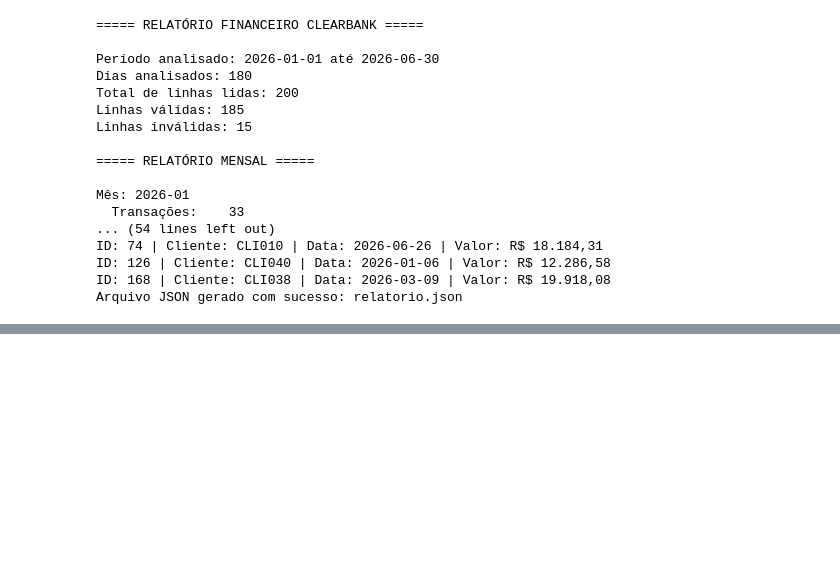
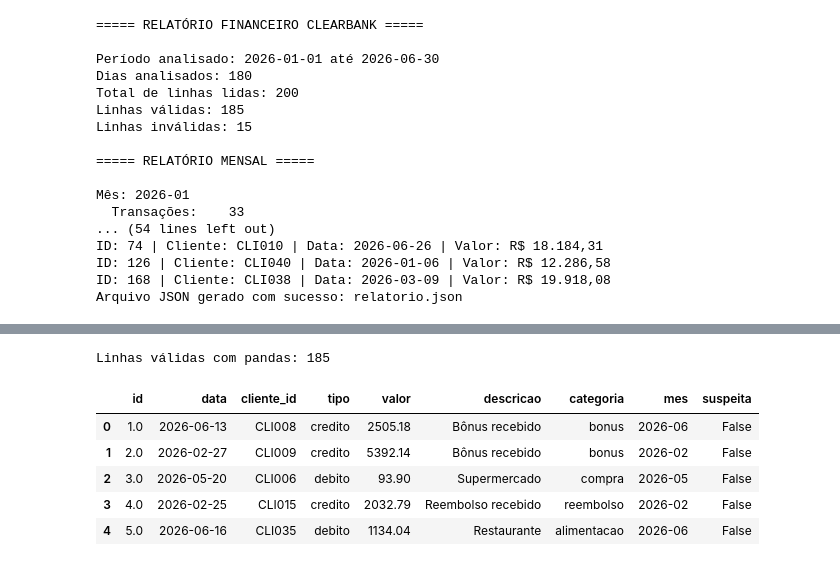
Before and after one commit to driman-systems/clearbank-analise, a Jupyter notebook: desafio-final.ipynb, the cells around one changed output, grey strips where cells are left out. Drawn from its saved outputs; the diff is of its cells as text; code cells hidden in the pictures; blank space fills up the shorter version.

```diff
--- a/desafio-final.ipynb
+++ b/desafio-final.ipynb
@@ -355,0 +383,34 @@ Arquivo JSON gerado com sucesso: relatorio.json
+# %%
+df_limpo = df.copy()
+
+df_limpo["id"] = pd.to_numeric(df_limpo["id"], errors="coerce")
+df_limpo["valor"] = pd.to_numeric(df_limpo["valor"], errors="coerce")
+df_limpo["data"] = pd.to_datetime(df_limpo["data"], format="%Y-%m-%d", errors="coerce")
+
+df_limpo["cliente_id"] = df_limpo["cliente_id"].astype(str).str.strip()
+df_limpo["tipo"] = df_limpo["tipo"].astype(str).str.strip().str.lower()
+
+df_limpo = df_limpo[
+    df_limpo["id"].notna() &
+    df_limpo["cliente_id"].notna() &
+    (df_limpo["cliente_id"] != "") &
+    (df_limpo["cliente_id"] != "nan") &
+    df_limpo["data"].notna() &
+    df_limpo["tipo"].isin(["credito", "debito"]) &
+    df_limpo["valor"].notna() &
+    (df_limpo["valor"] > 0)
+].copy()
+
+df_limpo["mes"] = df_limpo["data"].dt.strftime("%Y-%m")
+df_limpo["suspeita"] = df_limpo["valor"] > LIMITE_SUSPEITO
+
+print("Linhas válidas com pandas:", len(df_limpo))
+df_limpo.head()
+# %% [output]
+Linhas válidas com pandas: 185
+|  | id | data | cliente_id | tipo | valor | descricao | categoria | mes | suspeita |
+| 0 | 1.0 | 2026-06-13 | CLI008 | credito | 2505.18 | Bônus recebido | bonus | 2026-06 | False |
+| 1 | 2.0 | 2026-02-27 | CLI009 | credito | 5392.14 | Bônus recebido | bonus | 2026-02 | False |
+| 2 | 3.0 | 2026-05-20 | CLI006 | debito | 93.90 | Supermercado | compra | 2026-05 | False |
+| 3 | 4.0 | 2026-02-25 | CLI015 | credito | 2032.79 | Reembolso recebido | reembolso | 2026-02 | False |
+| 4 | 5.0 | 2026-06-16 | CLI035 | debito | 1134.04 | Restaurante | alimentacao | 2026-06 | False |
```
Also changed, not shown: parts of 10 cells of this notebook, 2 other files.
